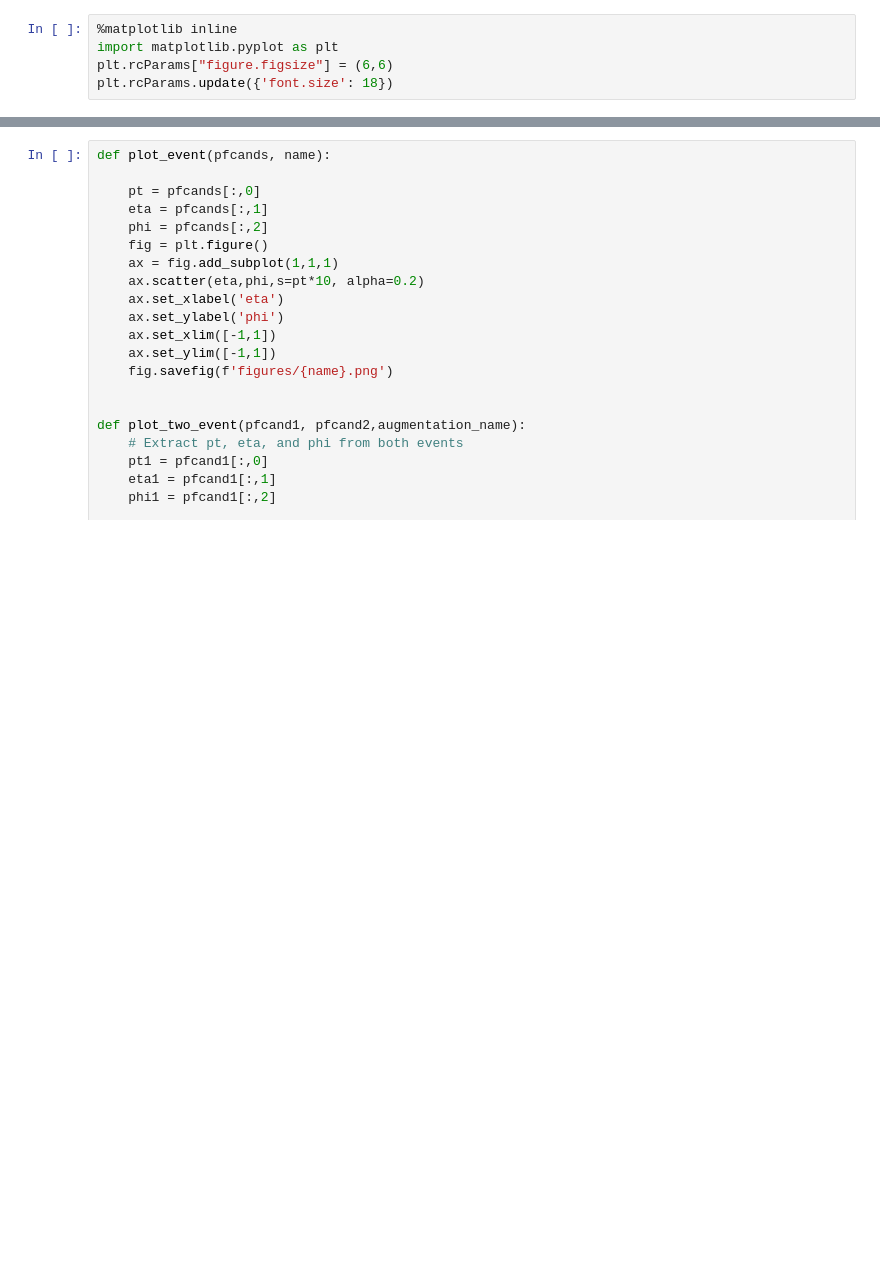
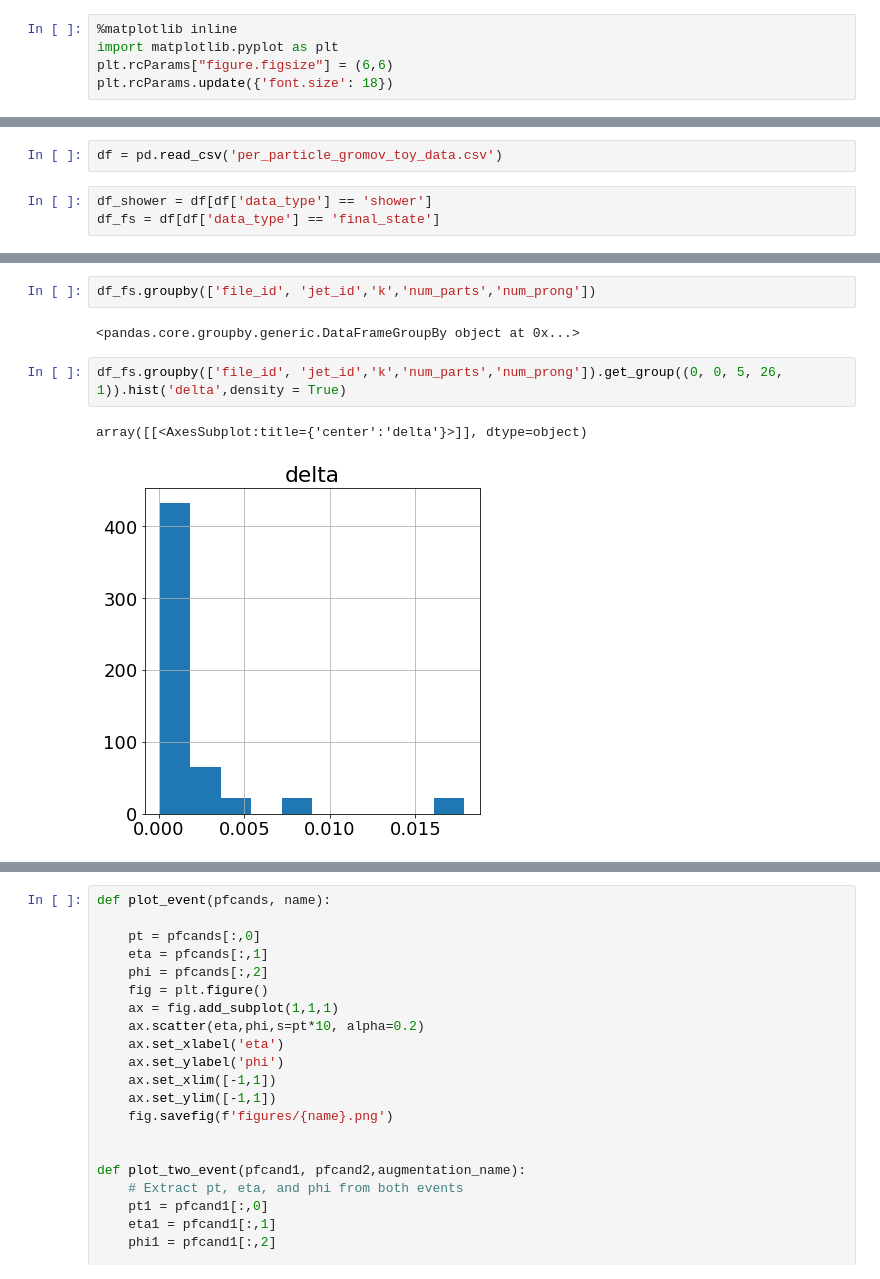
Before and after one commit to nswood/ToyJetGenerator, a Jupyter notebook: Testing_Toy_Jet_and_Plot_Zg.ipynb, the cells around one changed output, grey strips where cells are left out. Cells and saved outputs as stored; diff of their text form; blank space fills up the shorter version.

```diff
--- a/Testing_Toy_Jet_and_Plot_Zg.ipynb
+++ b/Testing_Toy_Jet_and_Plot_Zg.ipynb
@@ -17,0 +45,5 @@ plt.rcParams.update({'font.size': 18})
+# %%
+df = pd.read_csv('per_particle_gromov_toy_data.csv')
+# %%
+df_shower = df[df['data_type'] == 'shower']
+df_fs = df[df['data_type'] == 'final_state']
@@ -17,0 +59,9 @@ plt.rcParams.update({'font.size': 18})
+# %%
+df_fs.groupby(['file_id', 'jet_id','k','num_parts','num_prong'])
+# %% [output]
+<pandas.core.groupby.generic.DataFrameGroupBy object at 0x...>
+# %%
+df_fs.groupby(['file_id', 'jet_id','k','num_parts','num_prong']).get_group((0, 0, 5, 26, 1)).hist('delta',density = True)
+# %% [output]
+array([[<AxesSubplot:title={'center':'delta'}>]], dtype=object)
+[figure, added]
```
Also changed, not shown: parts of 42 cells of this notebook, 4 other files.
